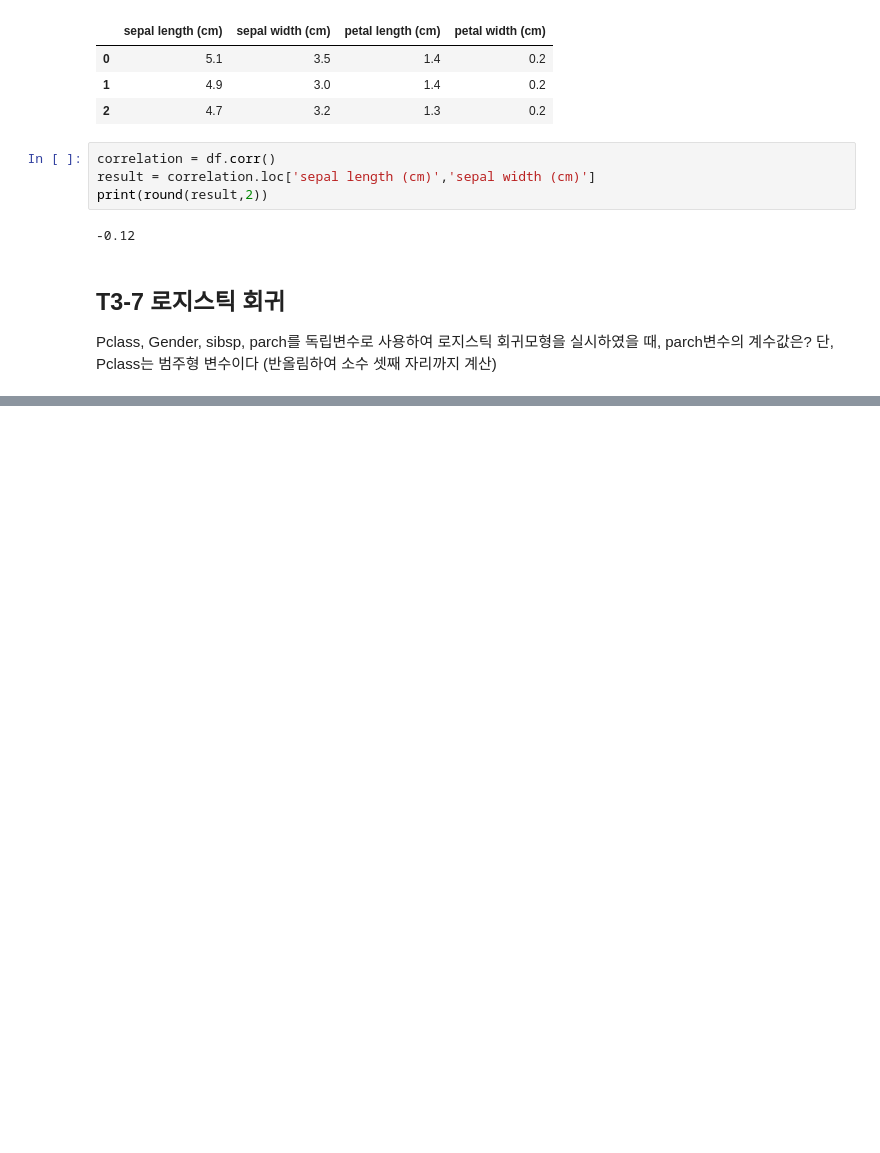
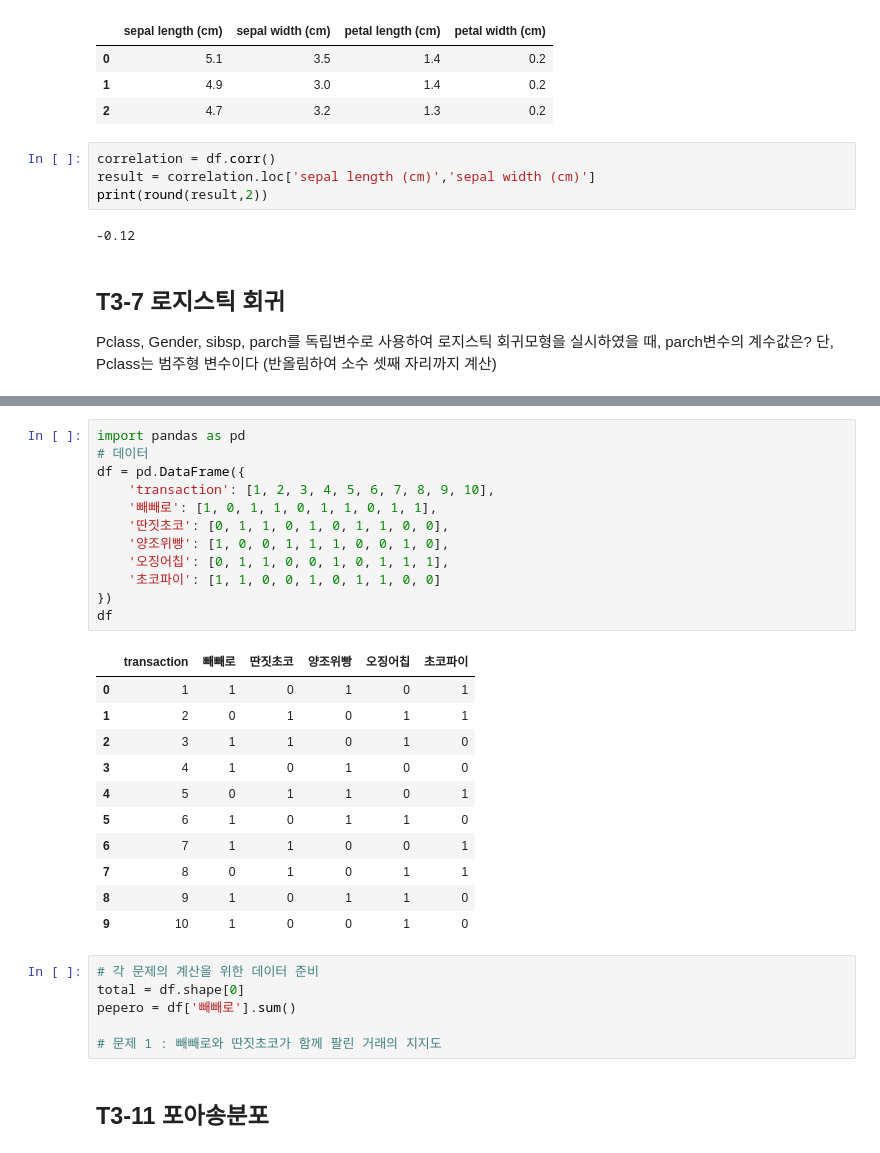
Before and after one commit to extraordinarySumiLee/BigData_Analysis_Exam, a Jupyter notebook: T3.ipynb, the cells around one changed output, grey strips where cells are left out. Saved outputs shown, nothing was run; the diff lists cells and outputs as text; blank space fills up the shorter version.

```diff
--- a/T3.ipynb
+++ b/T3.ipynb
@@ -266,0 +409,32 @@ display(df.head(3))
+# %%
+import pandas as pd
+# 데이터
+df = pd.DataFrame({
+    'transaction': [1, 2, 3, 4, 5, 6, 7, 8, 9, 10],
+    '빼빼로': [1, 0, 1, 1, 0, 1, 1, 0, 1, 1],
+    '딴짓초코': [0, 1, 1, 0, 1, 0, 1, 1, 0, 0],
+    '양조위빵': [1, 0, 0, 1, 1, 1, 0, 0, 1, 0],
+    '오징어칩': [0, 1, 1, 0, 0, 1, 0, 1, 1, 1],
+    '초코파이': [1, 1, 0, 0, 1, 0, 1, 1, 0, 0]
+})
+df
+# %% [output]
+|  | transaction | 빼빼로 | 딴짓초코 | 양조위빵 | 오징어칩 | 초코파이 |
+| 0 | 1 | 1 | 0 | 1 | 0 | 1 |
+| 1 | 2 | 0 | 1 | 0 | 1 | 1 |
+| 2 | 3 | 1 | 1 | 0 | 1 | 0 |
+| 3 | 4 | 1 | 0 | 1 | 0 | 0 |
+| 4 | 5 | 0 | 1 | 1 | 0 | 1 |
+| 5 | 6 | 1 | 0 | 1 | 1 | 0 |
+| 6 | 7 | 1 | 1 | 0 | 0 | 1 |
+| 7 | 8 | 0 | 1 | 0 | 1 | 1 |
+| 8 | 9 | 1 | 0 | 1 | 1 | 0 |
+| 9 | 10 | 1 | 0 | 0 | 1 | 0 |
+# %%
+# 각 문제의 계산을 위한 데이터 준비
+total = df.shape[0]
+pepero = df['빼빼로'].sum()
+
+# 문제 1 : 빼빼로와 딴짓초코가 함께 팔린 거래의 지지도
+# %% [markdown]
+## T3-11 포아송분포
```
Also changed, not shown: parts of 8 cells of this notebook.
